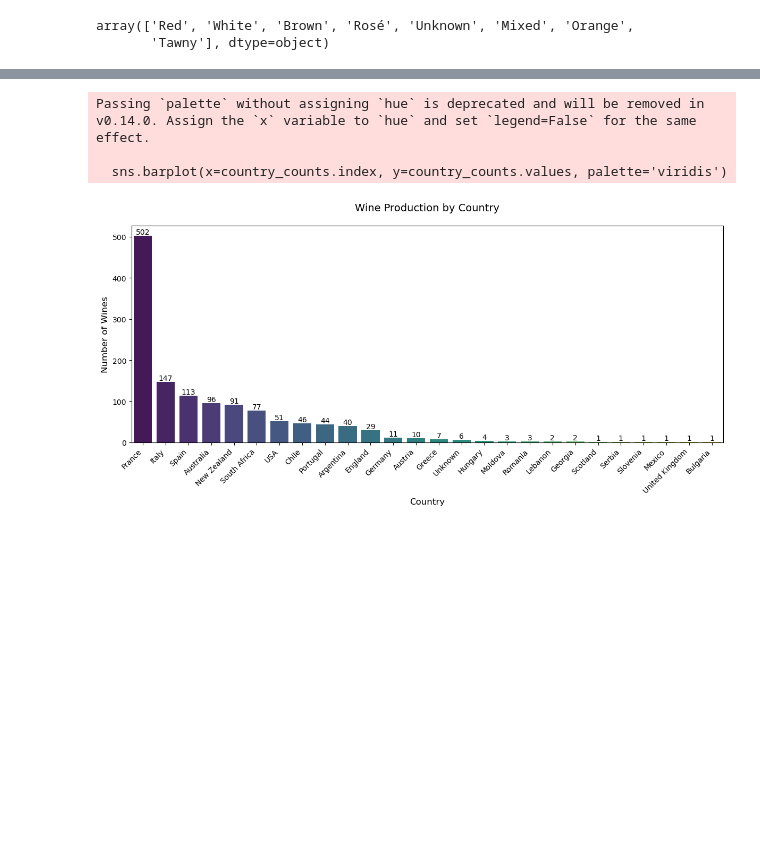
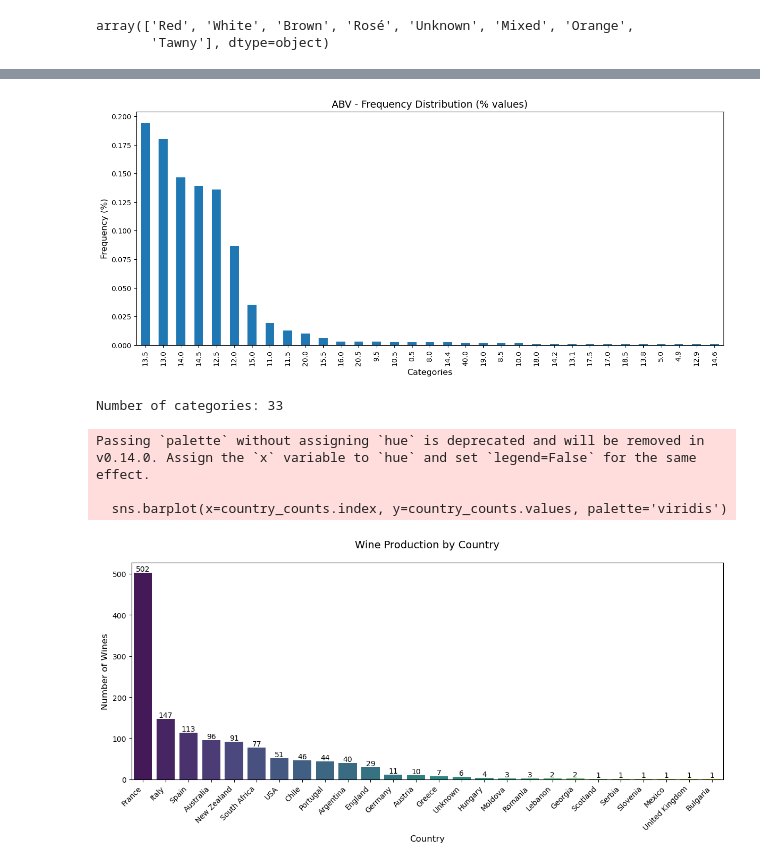
Before and after one commit to lwq1023999/COMP5712-group_coursework, a Jupyter notebook: notebook/Group project.ipynb, the cells around one changed output, grey strips where cells are left out. Saved outputs shown, nothing was run; the diff lists cells and outputs as text; code cells hidden in the pictures; blank space fills up the shorter version.

```diff
--- a/notebook/Group project.ipynb
+++ b/notebook/Group project.ipynb
@@ -495,3 +537,8 @@ array(['Red', 'White', 'Brown', 'Rosé', 'Unknown', 'Mixed', 'Orange',
+# %%
+plot_distribution('ABV')
+# %% [output]
+[figure, added]
+Number of categories: 33
 # %%
 # Count the number of wines per country
 country_counts = wine_clean['Country'].value_counts()
```
Also changed, not shown: parts of 20 cells of this notebook.
